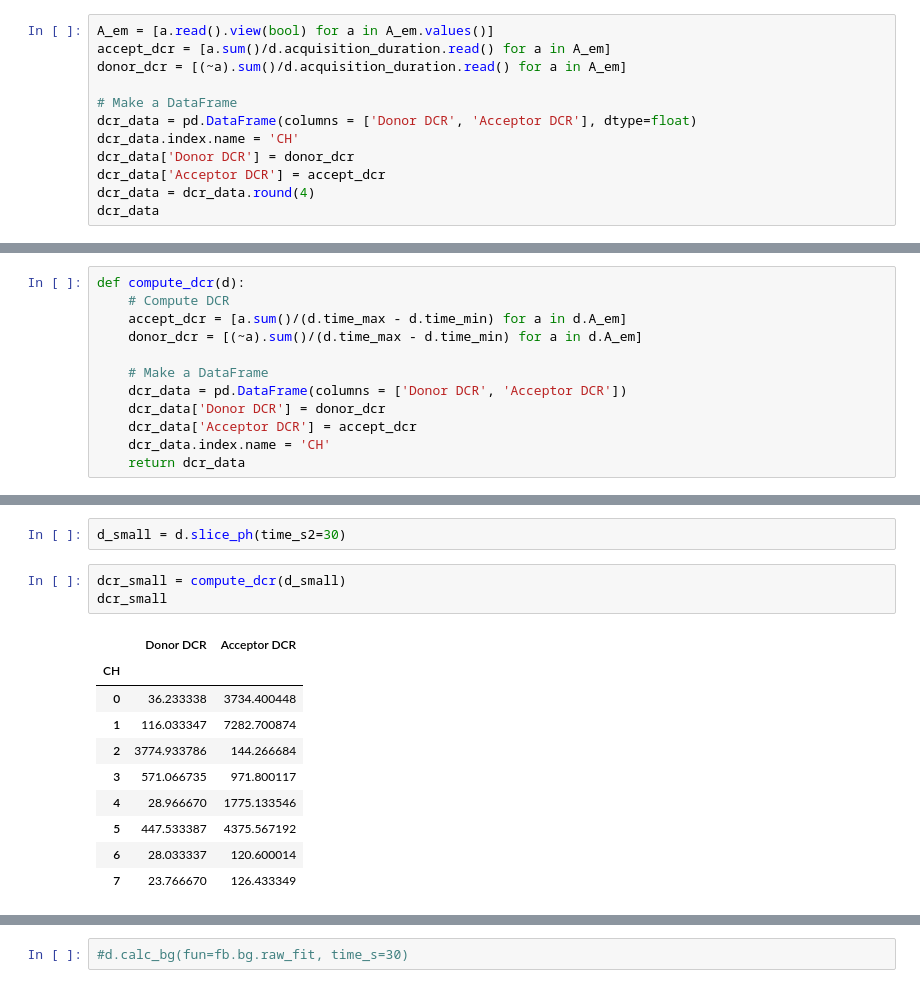
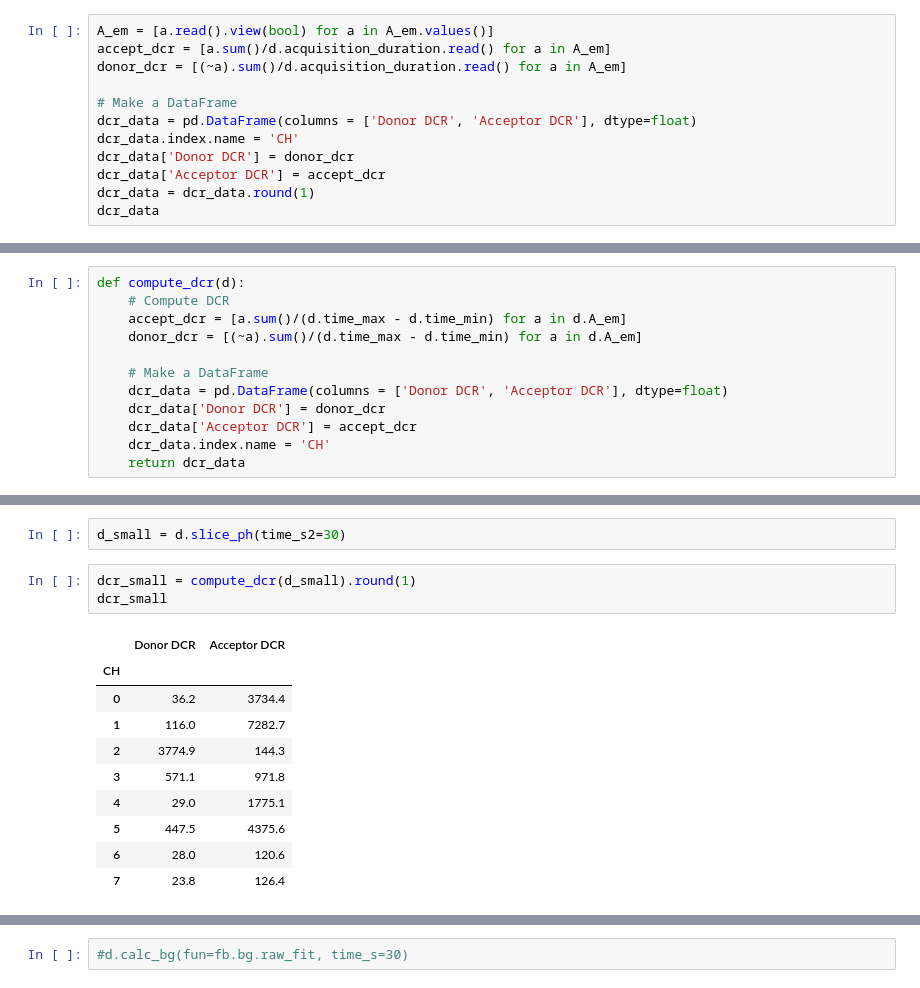
Before and after one commit to tritemio/multispot_paper, a Jupyter notebook: out_notebooks/8-pixel DCR-out.ipynb, the cells around one changed output, grey strips where cells are left out. Saved outputs shown, nothing was run; the diff lists cells and outputs as text.

```diff
--- a/out_notebooks/8-pixel DCR-out.ipynb
+++ b/out_notebooks/8-pixel DCR-out.ipynb
@@ -67,7 +67,7 @@ dcr_data = pd.DataFrame(columns = ['Donor DCR', 'Acceptor DCR'], dtype=float)
 dcr_data.index.name = 'CH'
 dcr_data['Donor DCR'] = donor_dcr
 dcr_data['Acceptor DCR'] = accept_dcr
-dcr_data = dcr_data.round(4)
+dcr_data = dcr_data.round(1)
 dcr_data
 # %% [output]
 |  | Donor DCR | Acceptor DCR |
@@ -125,7 +109,7 @@ def compute_dcr(d):
     donor_dcr = [(~a).sum()/(d.time_max - d.time_min) for a in d.A_em]
 
     # Make a DataFrame
-    dcr_data = pd.DataFrame(columns = ['Donor DCR', 'Acceptor DCR'])
+    dcr_data = pd.DataFrame(columns = ['Donor DCR', 'Acceptor DCR'], dtype=float)
     dcr_data['Donor DCR'] = donor_dcr
     dcr_data['Acceptor DCR'] = accept_dcr
     dcr_data.index.name = 'CH'
@@ -135,19 +119,19 @@ d = loader.photon_hdf5(full_fname)
 # %%
 d_small = d.slice_ph(time_s2=30)
 # %%
-dcr_small = compute_dcr(d_small)
+dcr_small = compute_dcr(d_small).round(1)
 dcr_small
 # %% [output]
 |  | Donor DCR | Acceptor DCR |
 | CH |  |  |
-| 0 | 36.233338 | 3734.400448 |
-| 1 | 116.033347 | 7282.700874 |
-| 2 | 3774.933786 | 144.266684 |
-| 3 | 571.066735 | 971.800117 |
-| 4 | 28.966670 | 1775.133546 |
-| 5 | 447.533387 | 4375.567192 |
-| 6 | 28.033337 | 120.600014 |
-| 7 | 23.766670 | 126.433349 |
+| 0 | 36.2 | 3734.4 |
+| 1 | 116.0 | 7282.7 |
+| 2 | 3774.9 | 144.3 |
+| 3 | 571.1 | 971.8 |
+| 4 | 29.0 | 1775.1 |
+| 5 | 447.5 | 4375.6 |
+| 6 | 28.0 | 120.6 |
+| 7 | 23.8 | 126.4 |
 # %%
 print('Percentage DCR change:')
 100*(dcr_small - dcr_data)/dcr_data
```
Also changed, not shown: parts of 21 cells of this notebook, 2 other files.
